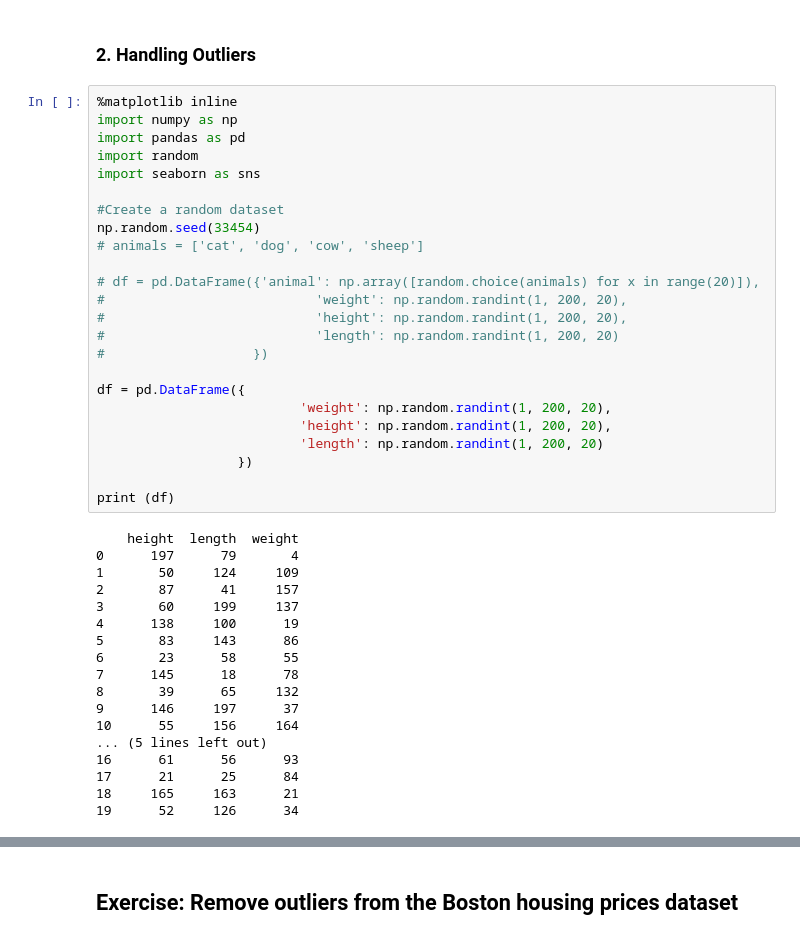
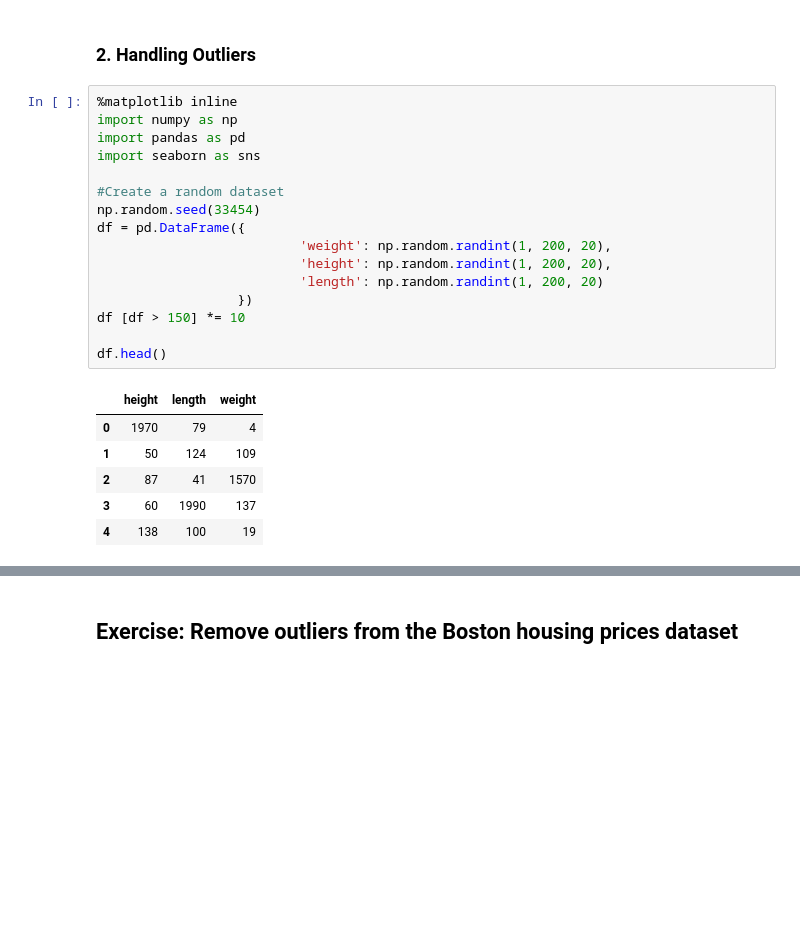
Before and after one commit to hacknairobi/Content, a Jupyter notebook: 1. week one/Day 1.ipynb, the cells around one changed output, grey strips where cells are left out. Cells and saved outputs as stored; diff of their text form; blank space fills up the shorter version.

```diff
--- a/1. week one/Day 1.ipynb
+++ b/1. week one/Day 1.ipynb
@@ -52,45 +52,26 @@ There are many reasons why you should visualize your data. Some of the most impo
 # %%
 %matplotlib inline
 import numpy as np
 import pandas as pd
-import random
 import seaborn as sns
 
 #Create a random dataset
 np.random.seed(33454)
-# animals = ['cat', 'dog', 'cow', 'sheep']
-
-# df = pd.DataFrame({'animal': np.array([random.choice(animals) for x in range(20)]),
-#                           'weight': np.random.randint(1, 200, 20),
-#                           'height': np.random.randint(1, 200, 20),
-#                           'length': np.random.randint(1, 200, 20)
-#                   })
-
 df = pd.DataFrame({
                           'weight': np.random.randint(1, 200, 20),
                           'height': np.random.randint(1, 200, 20),
                           'length': np.random.randint(1, 200, 20)
                   })
+df [df > 150] *= 10
 
-print (df)
+df.head()
 # %% [output]
-    height  length  weight
-0      197      79       4
-1       50     124     109
-2       87      41     157
-3       60     199     137
-4      138     100      19
-5       83     143      86
-6       23      58      55
-7      145      18      78
-8       39      65     132
-9      146     197      37
-10      55     156     164
-... (5 lines left out)
-16      61      56      93
-17      21      25      84
-18     165     163      21
-19      52     126      34
+|  | height | length | weight |
+| 0 | 1970 | 79 | 4 |
+| 1 | 50 | 124 | 109 |
+| 2 | 87 | 41 | 1570 |
+| 3 | 60 | 1990 | 137 |
+| 4 | 138 | 100 | 19 |
 # %%
 sns.boxplot(x=df['weight'])
 # %% [output]
```
Also changed, not shown: parts of 13 cells of this notebook.
